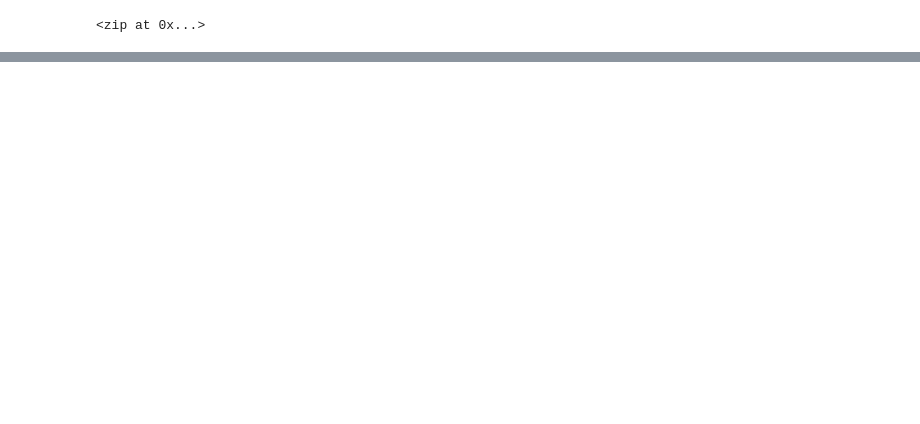
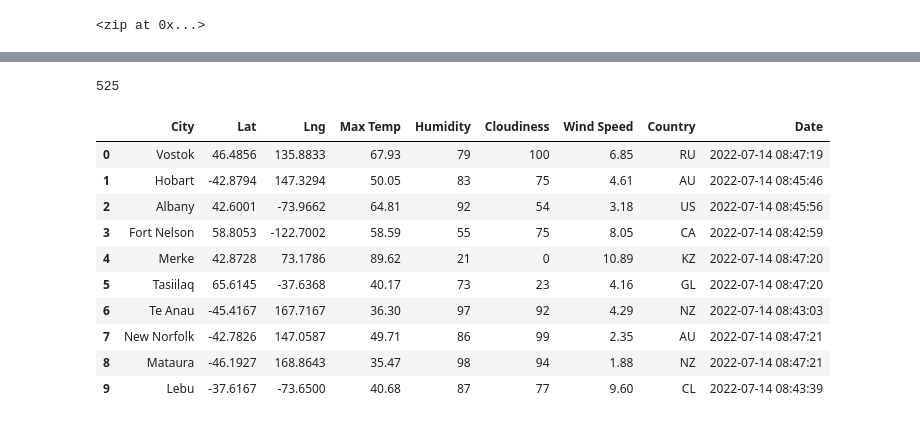
Before and after one commit to MichaelG-B/World_Weather_Analysis, a Jupyter notebook: WeatherPy.ipynb, the cells around one changed output, grey strips where cells are left out. Drawn from its saved outputs; the diff is of its cells as text; code cells hidden in the pictures; blank space fills up the shorter version.

Commit message:
weather data

```diff
--- a/WeatherPy.ipynb
+++ b/WeatherPy.ipynb
@@ -54,0 +61,4 @@ len(cities)
+# %%
+# Starting URL for Weather Map API Call.
+url = "http://api.openweathermap.org/data/2.5/weather?units=Imperial&APPID=" + weather_api_key
+print(url)
@@ -54,0 +67,5 @@ len(cities)
+# %%
+# Create an endpoint URL for a city.
+city_url = url + "&q=" + ""
+city_weather = requests.get(city_url)
+city_weather
@@ -54,0 +74,4 @@ len(cities)
+# %%
+# Make a 'Get' request for the city weather.
+city_weather = requests.get(city_url)
+city_weather
@@ -54,0 +163,20 @@ len(cities)
+# %%
+len(city_data)
+# %% [output]
+525
+# %%
+# Convert the array of dictionaries to a Pandas DataFrame.
+city_data_df = pd.DataFrame(city_data)
+city_data_df.head(10)
+# %% [output]
+|  | City | Lat | Lng | Max Temp | Humidity | Cloudiness | Wind Speed | Country | Date |
+| 0 | Vostok | 46.4856 | 135.8833 | 67.93 | 79 | 100 | 6.85 | RU | 2022-07-14 08:47:19 |
+| 1 | Hobart | -42.8794 | 147.3294 | 50.05 | 83 | 75 | 4.61 | AU | 2022-07-14 08:45:46 |
+| 2 | Albany | 42.6001 | -73.9662 | 64.81 | 92 | 54 | 3.18 | US | 2022-07-14 08:45:56 |
+| 3 | Fort Nelson | 58.8053 | -122.7002 | 58.59 | 55 | 75 | 8.05 | CA | 2022-07-14 08:42:59 |
+| 4 | Merke | 42.8728 | 73.1786 | 89.62 | 21 | 0 | 10.89 | KZ | 2022-07-14 08:47:20 |
+| 5 | Tasiilaq | 65.6145 | -37.6368 | 40.17 | 73 | 23 | 4.16 | GL | 2022-07-14 08:47:20 |
+| 6 | Te Anau | -45.4167 | 167.7167 | 36.30 | 97 | 92 | 4.29 | NZ | 2022-07-14 08:43:03 |
+| 7 | New Norfolk | -42.7826 | 147.0587 | 49.71 | 86 | 99 | 2.35 | AU | 2022-07-14 08:47:21 |
+| 8 | Mataura | -46.1927 | 168.8643 | 35.47 | 98 | 94 | 1.88 | NZ | 2022-07-14 08:47:21 |
+| 9 | Lebu | -37.6167 | -73.6500 | 40.68 | 87 | 77 | 9.60 | CL | 2022-07-14 08:43:39 |
```
Also changed, not shown: parts of 12 cells of this notebook, 3 other files.
